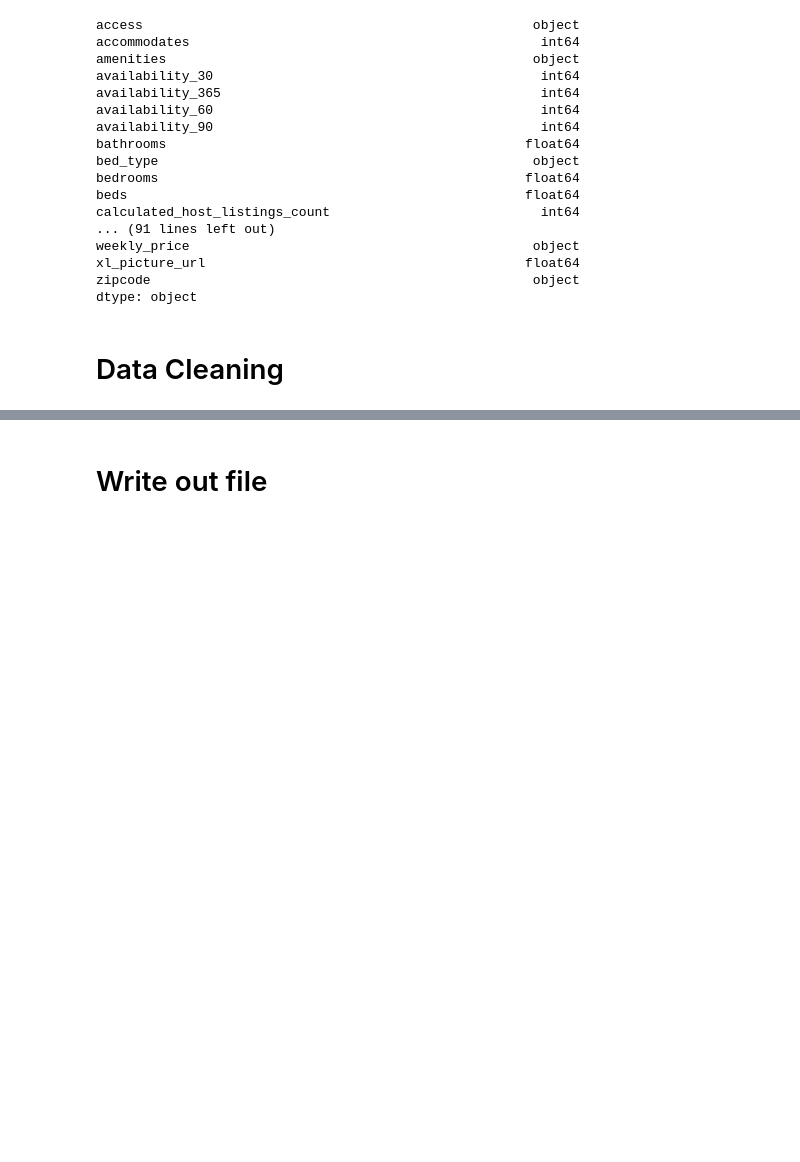
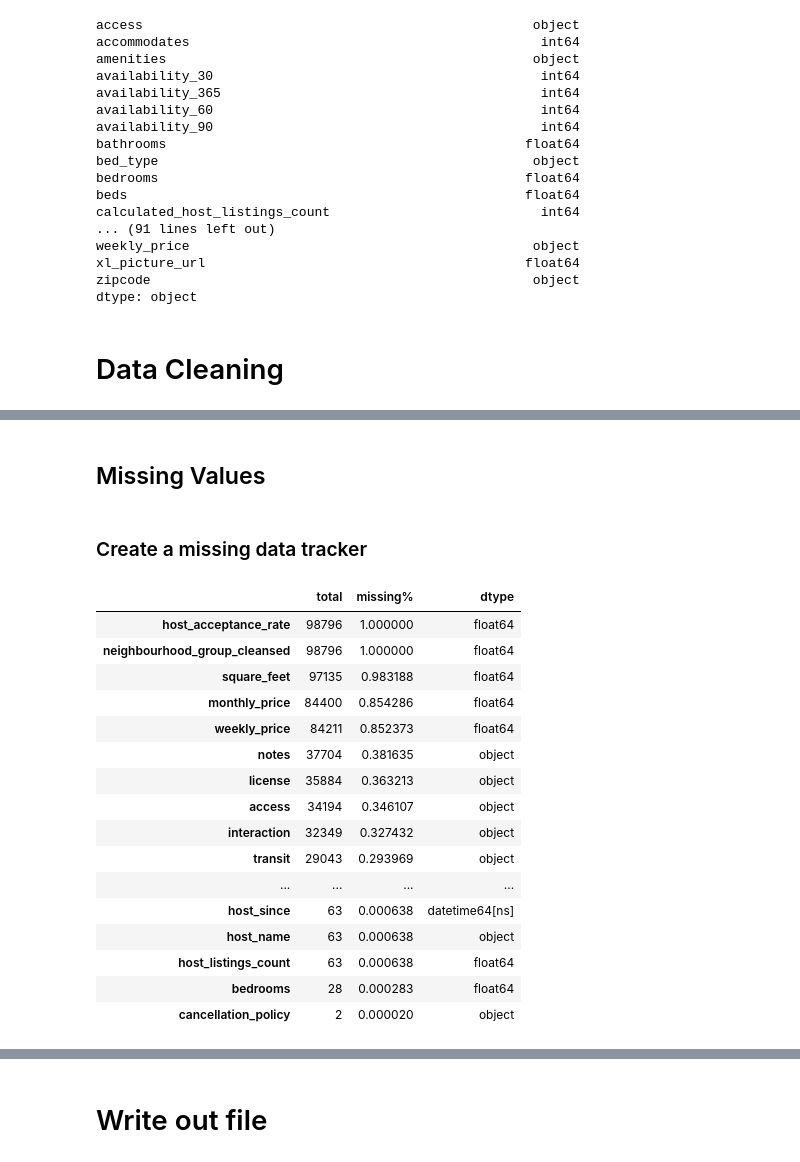
Before and after one commit to KishenSharma6/Airbnb-Analysis, a Jupyter notebook: Project Codes/02. Data Cleaning Scripts/2020_0130_Listings_Cleaning.ipynb, the cells around one changed output, grey strips where cells are left out. Drawn from its saved outputs; the diff is of its cells as text; code cells hidden in the pictures; blank space fills up the shorter version.

Commit message:
Data Cleaning completed

```diff
--- a/Project Codes/02. Data Cleaning Scripts/2020_0130_Listings_Cleaning.ipynb
+++ b/Project Codes/02. Data Cleaning Scripts/2020_0130_Listings_Cleaning.ipynb
@@ -306,0 +224,11 @@ Name: city, dtype: int64
+# %%
+#Create list of cols that contain $%,{}[]"'
+cols = ['cleaning_fee','extra_people','host_response_rate','monthly_price', 'price', 'security_deposit',
+        'weekly_price']
+
+#Remove $%, and convert cols to floats
+listings[cols] = listings[cols].replace('[$,%]', '', regex=True).astype('float64')
+
+#Check
+print('Cols dtypes:\n', listings[cols].dtypes)
+display(listings[cols].head(3))
@@ -306,0 +273,20 @@ Name: city, dtype: int64
+# %%
+#List of columns to convert t's to 1's and f's to 0's
+cols = ['host_has_profile_pic','host_identity_verified','host_is_superhost', 'instant_bookable',
+       'is_location_exact', 'require_guest_phone_verification',	'require_guest_profile_picture', 'requires_license']
+
+#Strip white space in strings
+listings[cols] = listings[cols].apply(lambda x: x.str.strip())
+
+#Create dictionary to map True and False
+mymap = {'t':True, 'f':False}
+
+#Replace t's and f's
+listings[cols]=listings[cols].applymap(lambda s: mymap.get(s) if s in mymap else s)
+
+#Convert cols to bool
+listings[cols] = listings[cols].astype('bool')
+
+#Check
+print('Cols dtypes:\n', listings[cols].dtypes)
+display(listings[cols].head(3))
@@ -306,0 +308,36 @@ Name: city, dtype: int64
+# %% [markdown]
+## Missing Values
+# %% [markdown]
+### Create a missing data tracker
+# %%
+def missing_tracker(pandas):
+#function that returns a df containing the count and % of missing values per cool in pandas.
+#Also captures dtype per col in pandas for easier cleaning
+    missing = pd.DataFrame()
+    missing['total'] = pandas.isna().sum()
+    missing['missing%'] = missing['total']/len(pandas)
+    missing['dtype'] = pandas.dtypes
+    missing = missing[missing.total > 1].sort_values(by ='total',ascending = False)
+    return missing
+
+#View missing data in listings
+missing = missing_tracker(listings)
+display(missing)
+# %% [output]
+|  | total | missing% | dtype |
+| host_acceptance_rate | 98796 | 1.000000 | float64 |
+| neighbourhood_group_cleansed | 98796 | 1.000000 | float64 |
+| square_feet | 97135 | 0.983188 | float64 |
+| monthly_price | 84400 | 0.854286 | float64 |
+| weekly_price | 84211 | 0.852373 | float64 |
+| notes | 37704 | 0.381635 | object |
+| license | 35884 | 0.363213 | object |
+| access | 34194 | 0.346107 | object |
+| interaction | 32349 | 0.327432 | object |
+| transit | 29043 | 0.293969 | object |
+| ... | ... | ... | ... |
+| host_since | 63 | 0.000638 | datetime64[ns] |
+| host_name | 63 | 0.000638 | object |
+| host_listings_count | 63 | 0.000638 | float64 |
+| bedrooms | 28 | 0.000283 | float64 |
+| cancellation_policy | 2 | 0.000020 | object |
```
Also changed, not shown: parts of 68 cells of this notebook.
